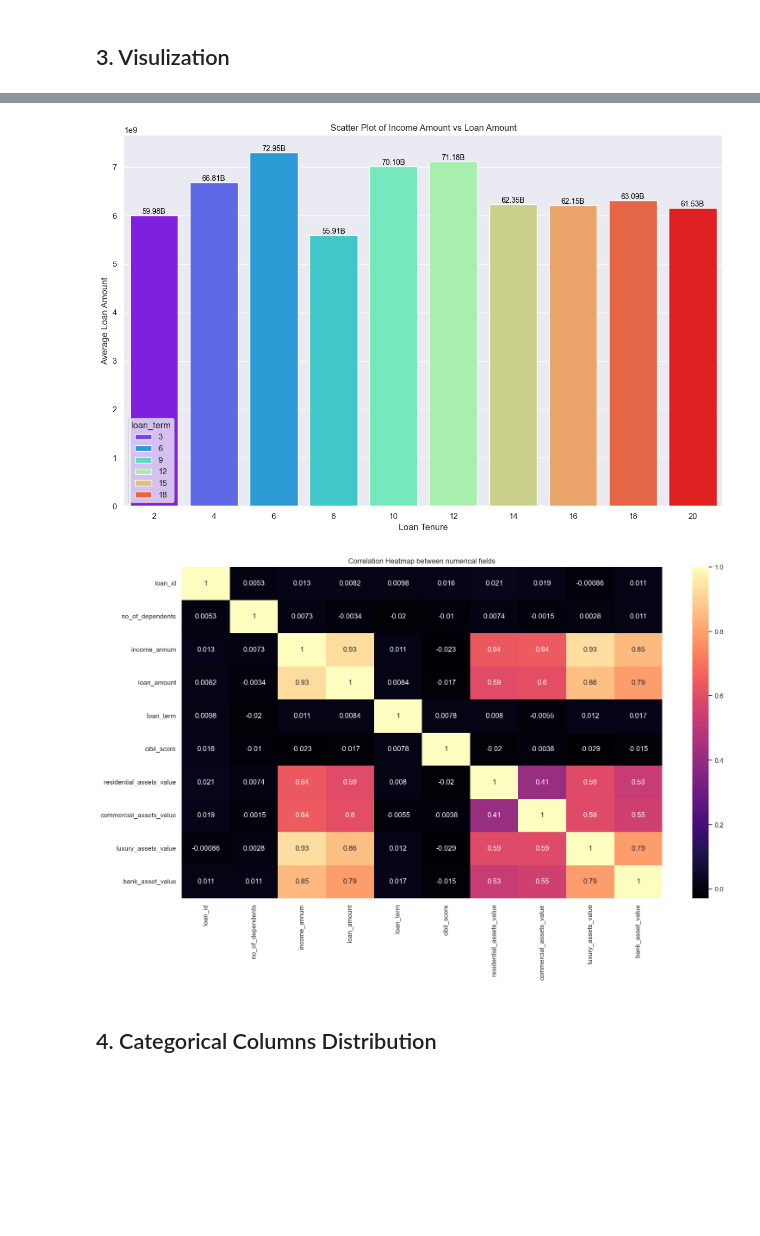
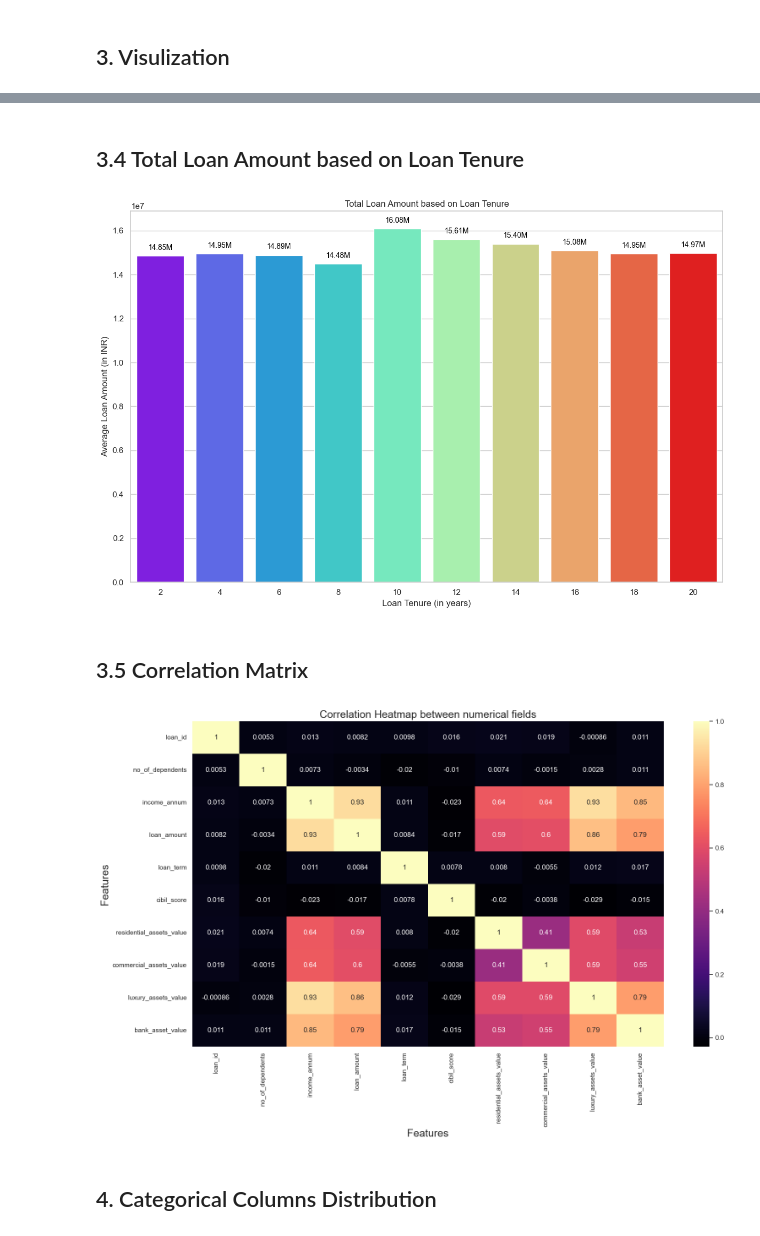
Before and after one commit to AbhishekBiswas-github/Python_Data_Science, a Jupyter notebook: temp/untitled.ipynb, the cells around one changed output, grey strips where cells are left out. Drawn from its saved outputs; the diff is of its cells as text; code cells hidden in the pictures; blank space fills up the shorter version.

```diff
--- a/temp/untitled.ipynb
+++ b/temp/untitled.ipynb
@@ -167,0 +246,25 @@ plt.show()
+# %%
+sns.set(style = 'whitegrid')
+plt.figure(figsize = (16,12))
+
+plt.subplot(2,2,1)
+sns.scatterplot(data=df, x='income_annum', y='loan_amount')
+plt.xlabel('Annual Income', fontsize=14)
+plt.ylabel('Loan Amount', fontsize=14)
+plt.title('Income vs. Loan Amount', fontsize=14)
+
+plt.subplot(2,2,2)
+sns.boxplot(data=df, x='loan_status', y='cibil_score', hue='loan_status', palette='rainbow')
+plt.xlabel('Loan Status', fontsize=14)
+plt.ylabel('CIBIL Score', fontsize=14)
+plt.title('CIBIL Score vs. Loan Status', fontsize=14)
+
+plt.subplot(2,2,3)
+sns.boxplot(data=df, x='loan_status', y='bank_asset_value', hue='loan_status', palette='magma')
+plt.xlabel('Loan Status', fontsize=14)
+plt.ylabel('Bank Asset Value', fontsize=14)
+plt.title('Bank Asset Value vs. Loan Status', fontsize=14)
+
+plt.suptitle('Bivariate Analysis', fontsize=24, fontweight='bold')
+plt.tight_layout(pad=3.0, h_pad=2.0, w_pad=2.5)
+plt.show()
@@ -168,33 +273,40 @@ plt.show()
+# %% [markdown]
+## 3.4 Total Loan Amount based on Loan Tenure
 # %%
 plt.figure(figsize = (12,8))
-ax = sns.barplot(data=df.sort_values('loan_term'), x='loan_term', y='loan_amount', estimator=np.sum, errorbar=None, hue='loan_term', palette='rainbow')
+ax = sns.barplot(data=df.sort_values('loan_term'), x='loan_term', y='loan_amount', estimator=np.mean, errorbar=None, hue='loan_term', palette='rainbow')
 for p in ax.patches:
     height = p.get_height()
     if height > 0:
-        label = f"{height/1e8:.2f}B"
+        label = f"{height/1e6:.2f}M"
         ax.text(
             p.get_x() + p.get_width() / 2,
             height + 2e5,
             label,
             va='bottom',
             ha='center',
             fontsize=10,
             color='black'
         )
-plt.xlabel("Loan Tenure")
-plt.ylabel("Average Loan Amount")
-plt.title("Scatter Plot of Income Amount vs Loan Amount")
+ax.legend_.remove()
+plt.xlabel("Loan Tenure (in years)")
+plt.ylabel("Average Loan Amount (in INR)")
+plt.title("Total Loan Amount based on Loan Tenure")
 plt.tight_layout(h_pad=30)
 plt.show()
 # %% [output]
-[figure, old version]
+[figure, new version]
+# %% [markdown]
+## 3.5 Correlation Matrix
 # %%
 plt.figure(figsize = (18,10))
 sns.heatmap(df.corr(numeric_only=True), annot=True, cmap='magma')
-plt.title("Correlation Heatmap between numerical fields")
+plt.xlabel('Features', fontsize=18)
+plt.ylabel('Features', fontsize=18)
+plt.title("Correlation Heatmap between numerical fields", fontsize=18)
 plt.show()
 # %% [output]
-[figure, old version]
+[figure, new version]
 # %% [markdown]
 ## 4. Categorical Columns Distribution
 # %%
```
Also changed, not shown: parts of 11 cells of this notebook.
